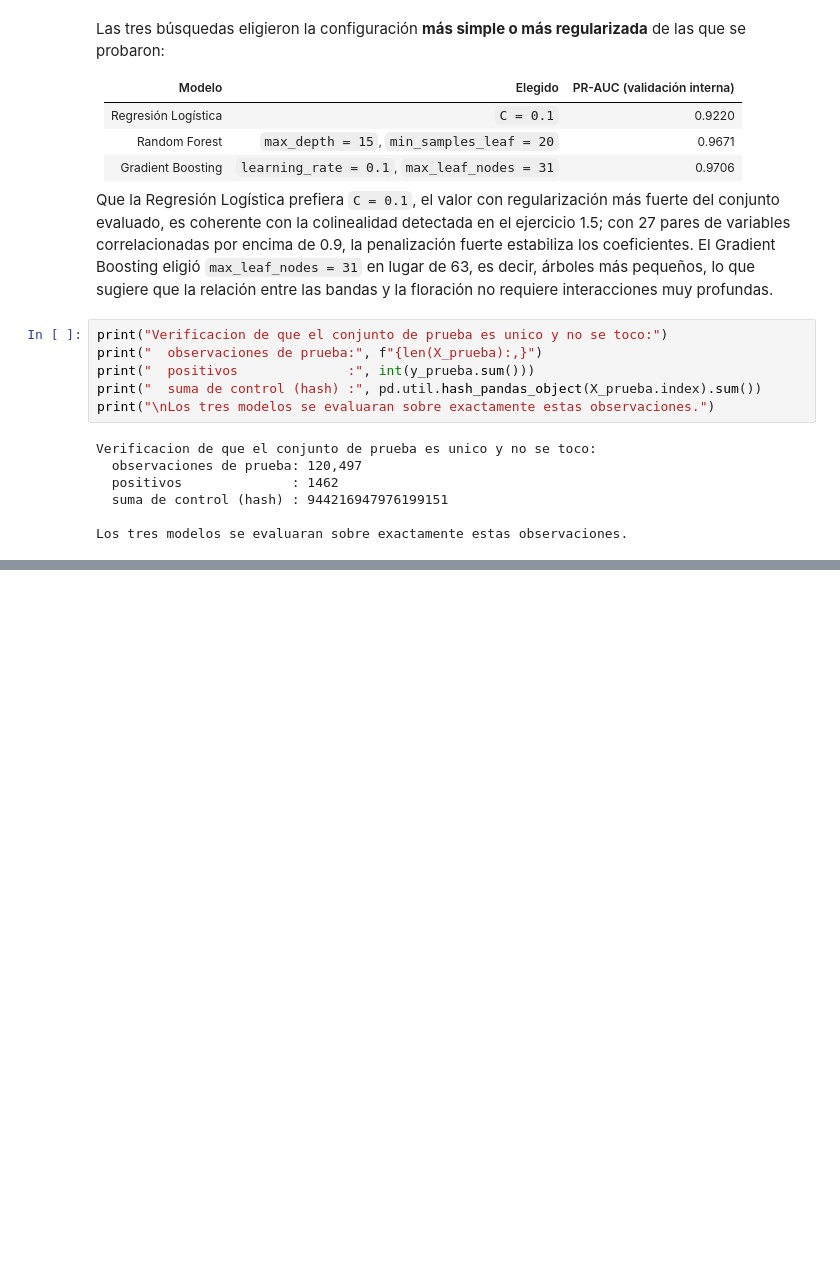
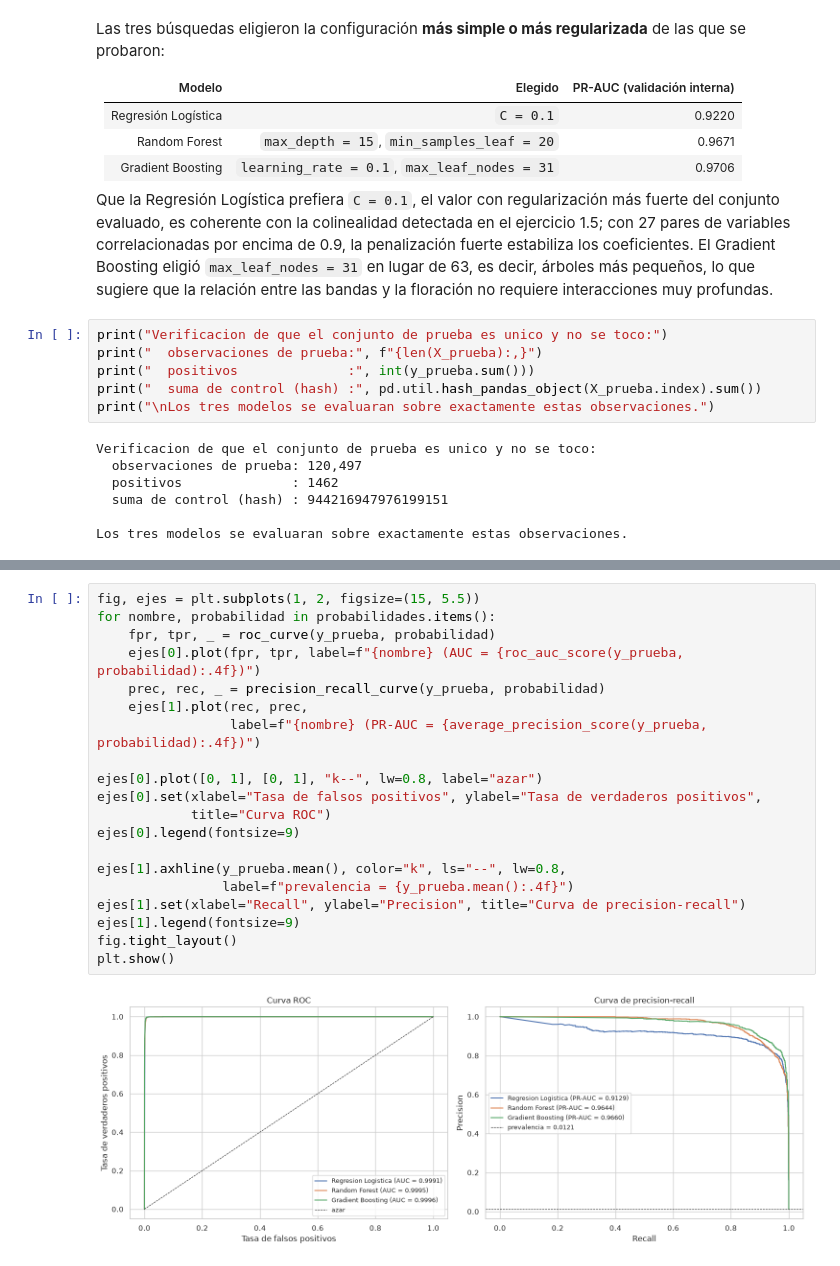
Before and after one commit to Tunchxz/CC3084-Laboratorio-4, a Jupyter notebook: notebooks/04_modelos_cianobacteria.ipynb, the cells around one changed output, grey strips where cells are left out. Cells and saved outputs as stored; diff of their text form; blank space fills up the shorter version.

```diff
--- a/notebooks/04_modelos_cianobacteria.ipynb
+++ b/notebooks/04_modelos_cianobacteria.ipynb
@@ -205,0 +260,22 @@ Los tres modelos se evaluaran sobre exactamente estas observaciones.
+# %%
+fig, ejes = plt.subplots(1, 2, figsize=(15, 5.5))
+for nombre, probabilidad in probabilidades.items():
+    fpr, tpr, _ = roc_curve(y_prueba, probabilidad)
+    ejes[0].plot(fpr, tpr, label=f"{nombre} (AUC = {roc_auc_score(y_prueba, probabilidad):.4f})")
+    prec, rec, _ = precision_recall_curve(y_prueba, probabilidad)
+    ejes[1].plot(rec, prec,
+                 label=f"{nombre} (PR-AUC = {average_precision_score(y_prueba, probabilidad):.4f})")
+
+ejes[0].plot([0, 1], [0, 1], "k--", lw=0.8, label="azar")
+ejes[0].set(xlabel="Tasa de falsos positivos", ylabel="Tasa de verdaderos positivos",
+            title="Curva ROC")
+ejes[0].legend(fontsize=9)
+
+ejes[1].axhline(y_prueba.mean(), color="k", ls="--", lw=0.8,
+                label=f"prevalencia = {y_prueba.mean():.4f}")
+ejes[1].set(xlabel="Recall", ylabel="Precision", title="Curva de precision-recall")
+ejes[1].legend(fontsize=9)
+fig.tight_layout()
+plt.show()
+# %% [output]
+[figure, added]
```
Also changed, not shown: parts of 11 cells of this notebook.
